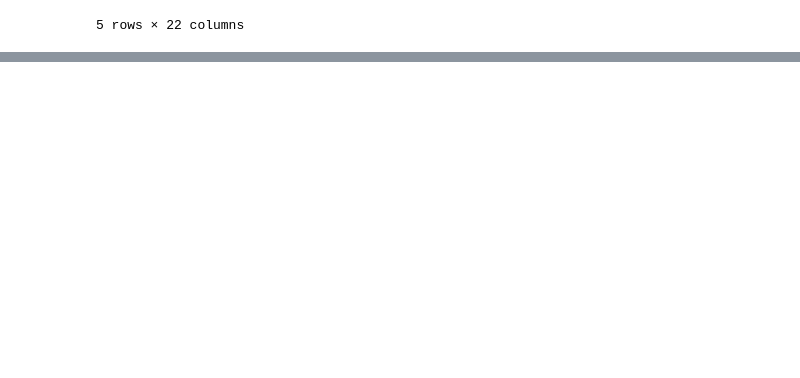
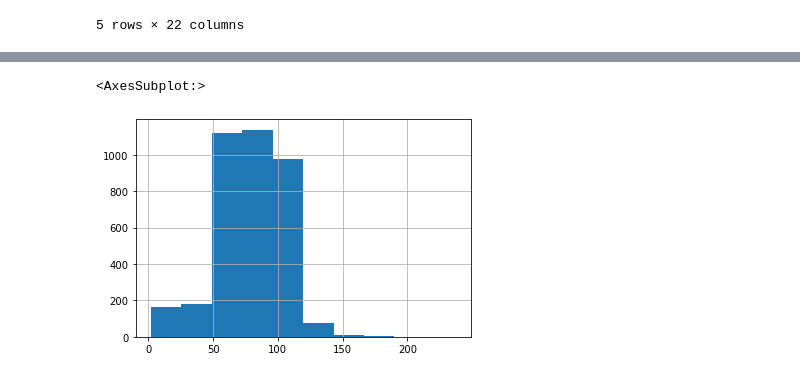
Before and after one commit to kfinity/ric-house-flip, a Jupyter notebook: flip analysis.ipynb, the cells around one changed output, grey strips where cells are left out. Cells and saved outputs as stored; diff of their text form; code cells hidden in the pictures; blank space fills up the shorter version.

```diff
--- a/flip analysis.ipynb
+++ b/flip analysis.ipynb
@@ -159,0 +173,5 @@ plt.show()
+# %%
+flips['age'].hist()
+# %% [output]
+<AxesSubplot:>
+[figure, added]
```
Also changed, not shown: parts of 16 cells of this notebook, 10 other files.
